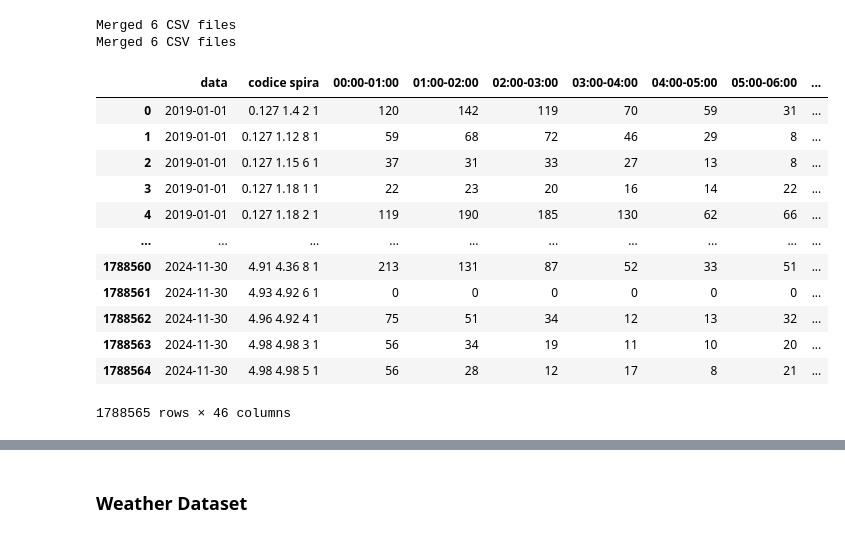
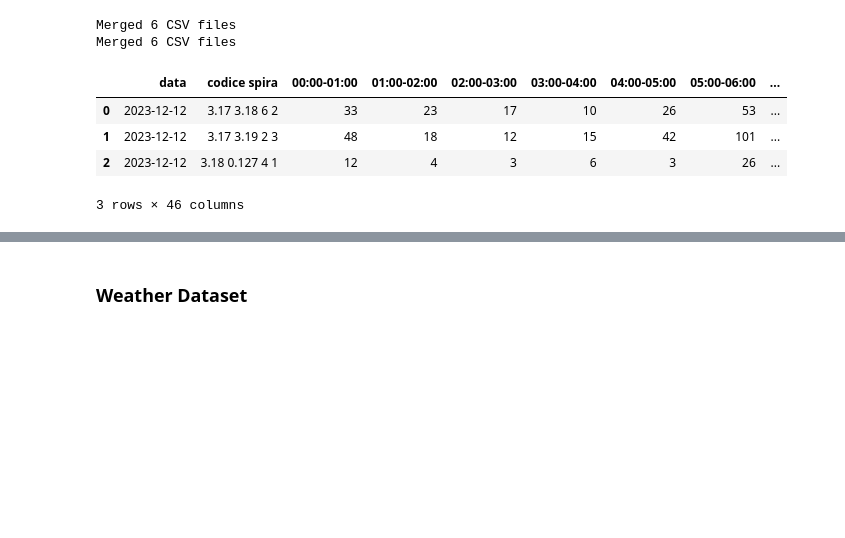
Before and after one commit to davidesonno/AII-project, a Jupyter notebook: air-pollution-estimation.ipynb, the cells around one changed output, grey strips where cells are left out. Saved outputs shown, nothing was run; the diff lists cells and outputs as text; code cells hidden in the pictures; blank space fills up the shorter version.

```diff
--- a/air-pollution-estimation.ipynb
+++ b/air-pollution-estimation.ipynb
@@ -4,10 +4,11 @@
 import pandas as pd
 import numpy as np
 import os
+import matplotlib.pyplot as plt
 
 from utils import *
 
-datasets_folder = '.\datasets'
+datasets_folder = './datasets'
 # %% [markdown]
 ## Dataframe creation
 # %% [markdown]
@@ -42,19 +34,11 @@ accuracies_df = merge_csv_to_dataframe(os.path.join(traffic_folder, 'accuracies'
 Merged 6 CSV files
 Merged 6 CSV files
 # %%
-readings_df
+readings_df.head(3)
 # %% [output]
 |  | data | codice spira | 00:00-01:00 | 01:00-02:00 | 02:00-03:00 | 03:00-04:00 | 04:00-05:00 | 05:00-06:00 | ... |
-| 0 | 2019-01-01 | 0.127 1.4 2 1 | 120 | 142 | 119 | 70 | 59 | 31 | ... |
-| 1 | 2019-01-01 | 0.127 1.12 8 1 | 59 | 68 | 72 | 46 | 29 | 8 | ... |
-| 2 | 2019-01-01 | 0.127 1.15 6 1 | 37 | 31 | 33 | 27 | 13 | 8 | ... |
-| 3 | 2019-01-01 | 0.127 1.18 1 1 | 22 | 23 | 20 | 16 | 14 | 22 | ... |
-| 4 | 2019-01-01 | 0.127 1.18 2 1 | 119 | 190 | 185 | 130 | 62 | 66 | ... |
-| ... | ... | ... | ... | ... | ... | ... | ... | ... | ... |
-| 1788560 | 2024-11-30 | 4.91 4.36 8 1 | 213 | 131 | 87 | 52 | 33 | 51 | ... |
-| 1788561 | 2024-11-30 | 4.93 4.92 6 1 | 0 | 0 | 0 | 0 | 0 | 0 | ... |
-| 1788562 | 2024-11-30 | 4.96 4.92 4 1 | 75 | 51 | 34 | 12 | 13 | 32 | ... |
-| 1788563 | 2024-11-30 | 4.98 4.98 3 1 | 56 | 34 | 19 | 11 | 10 | 20 | ... |
-| 1788564 | 2024-11-30 | 4.98 4.98 5 1 | 56 | 28 | 12 | 17 | 8 | 21 | ... |
+| 0 | 2023-12-12 | 3.17 3.18 6 2 | 33 | 23 | 17 | 10 | 26 | 53 | ... |
+| 1 | 2023-12-12 | 3.17 3.19 2 3 | 48 | 18 | 12 | 15 | 42 | 101 | ... |
+| 2 | 2023-12-12 | 3.18 0.127 4 1 | 12 | 4 | 3 | 6 | 3 | 26 | ... |
-1788565 rows × 46 columns
+3 rows × 46 columns
 # %%
```
Also changed, not shown: parts of 22 cells of this notebook, 2 other files.
